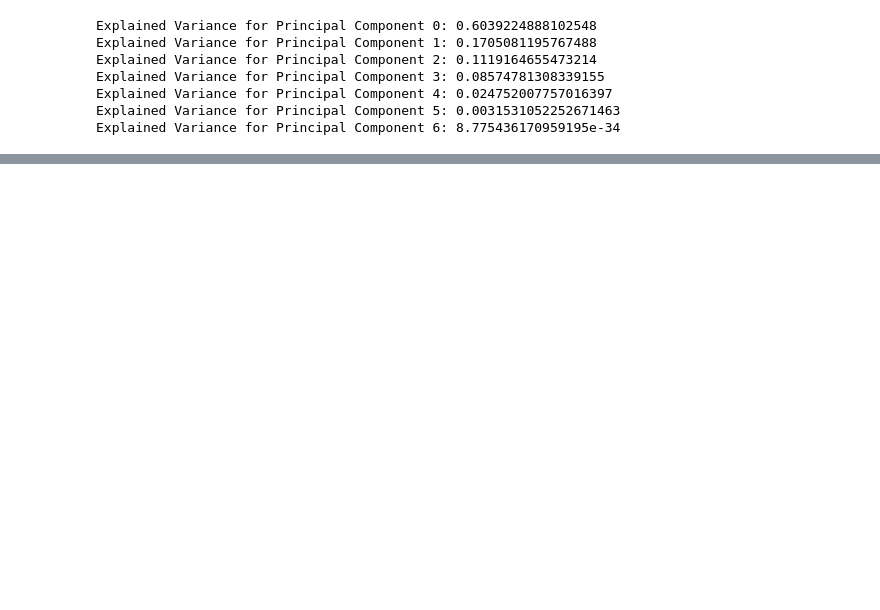
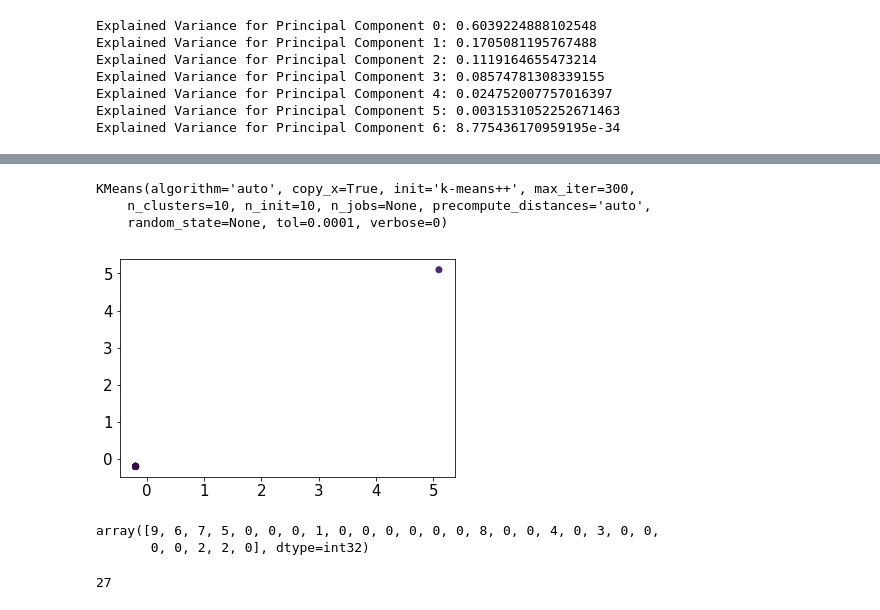
Before and after one commit to BriantOliveira/Topic-Modeling-NASA-Github, a Jupyter notebook: kernel.ipynb, the cells around one changed output, grey strips where cells are left out. Saved outputs shown, nothing was run; the diff lists cells and outputs as text; code cells hidden in the pictures; blank space fills up the shorter version.

Commit message:
Adding more data

```diff
--- a/kernel.ipynb
+++ b/kernel.ipynb
@@ -700,0 +1044,18 @@ Explained Variance for Principal Component 6: 8.775436170959195e-34
+# %%
+projects_W_dep['dep_names'] = ""
+ind = 0
+for x in projects_W_dep['dependencies']:
+    #print(x)
+    #print(type(x))
+    projects_W_dep['dep_names'][ind] = []
+    for y in x:
+        #print("y name",y['name'])
+        #print("",projects_W_dep['dep_names'][0])
+        projects_W_dep['dep_names'][ind].append(y['name'])
+    #print("index",ind)
+    #print("list check",projects_W_dep['dep_names'][ind])
+
+
+
+    ind += 1
+#print(projects_W_dep['dep_names'])
@@ -700,0 +1106,7 @@ Explained Variance for Principal Component 6: 8.775436170959195e-34
+# %%
+from sklearn.preprocessing import MultiLabelBinarizer
+
+mlb = MultiLabelBinarizer()
+projects_W_dep_OneHot = projects_W_dep.join(pd.DataFrame(mlb.fit_transform(projects_W_dep.pop('dep_names')),
+                                     columns=mlb.classes_,
+                                     index=projects_W_dep.index))
@@ -700,0 +1134,29 @@ Explained Variance for Principal Component 6: 8.775436170959195e-34
+# %%
+projects_W_dep_OneHot = projects_W_dep_OneHot.drop(columns=['index', 'dependencies', 'full_name', 'len_of_dep'])
+# %%
+scaler.fit(projects_W_dep_OneHot)
+scaled_data = scaler.transform(projects_W_dep_OneHot)
+k_means = KMeans(n_clusters=10)
+
+# Fit the k_means object to the scaled data, and store the results it returns below
+output = k_means.fit(scaled_data)
+
+centroids = output.cluster_centers_
+scaled_unique_labels = 10
+# %%
+plt.scatter(scaled_data[:, 1], scaled_data[:, 2], c=output.labels_)
+print(output)
+# %% [output]
+KMeans(algorithm='auto', copy_x=True, init='k-means++', max_iter=300,
+    n_clusters=10, n_init=10, n_jobs=None, precompute_distances='auto',
+    random_state=None, tol=0.0001, verbose=0)
+[figure, added]
+# %%
+output.labels_
+# %% [output]
+array([9, 6, 7, 5, 0, 0, 0, 1, 0, 0, 0, 0, 0, 0, 8, 0, 0, 4, 0, 3, 0, 0,
+       0, 0, 2, 2, 0], dtype=int32)
+# %%
+len(output.labels_)
+# %% [output]
+27
```
Also changed, not shown: parts of 51 cells of this notebook.
